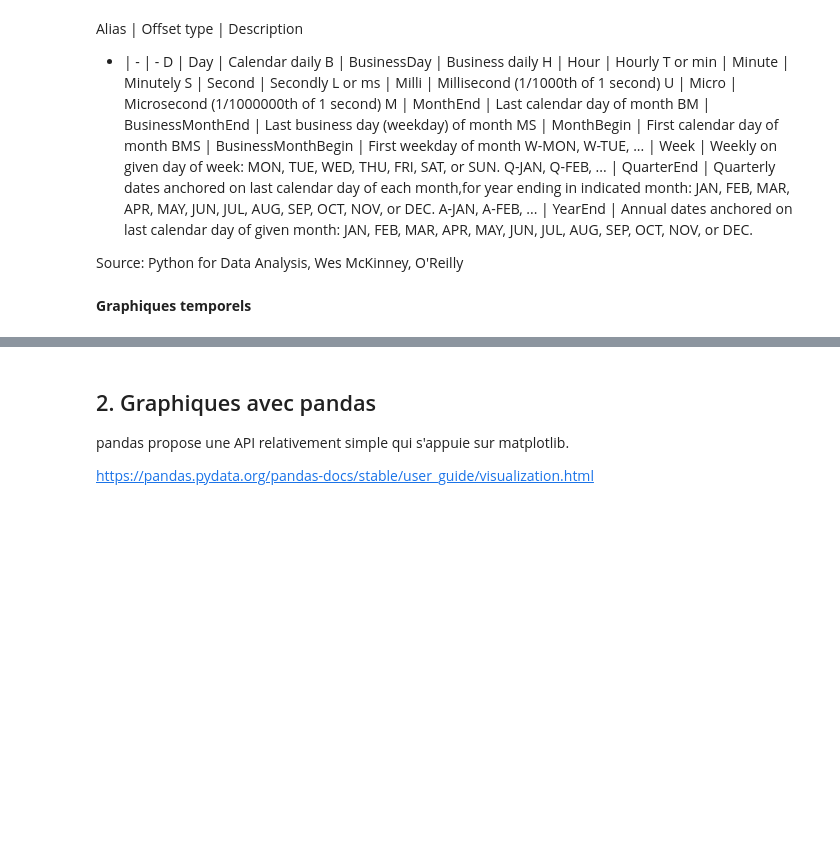
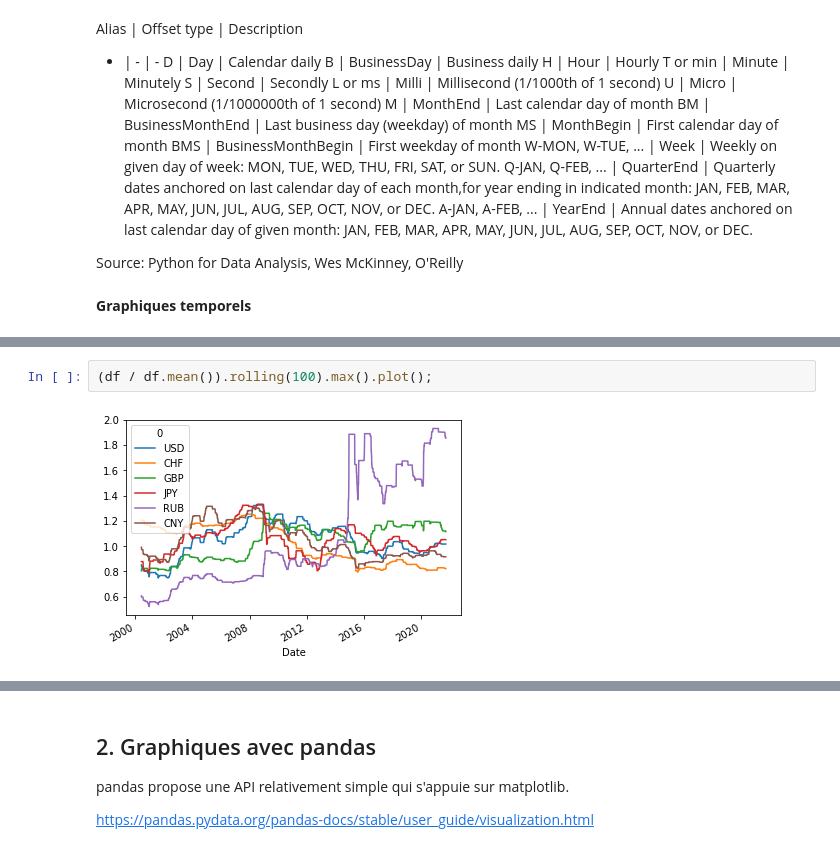
Before and after one commit to cliaigre/Kit-Start-Data, a Jupyter notebook: session6/session6.ipynb, the cells around one changed output, grey strips where cells are left out. Drawn from its saved outputs; the diff is of its cells as text; blank space fills up the shorter version.

```diff
--- a/session6/session6.ipynb
+++ b/session6/session6.ipynb
@@ -300,0 +645,4 @@ Affichez les taux de change divisés par leur moyenne avec un maximum glissant s
+# %%
+(df / df.mean()).rolling(100).max().plot();
+# %% [output]
+[figure, added]
```
Also changed, not shown: parts of 106 cells of this notebook.
